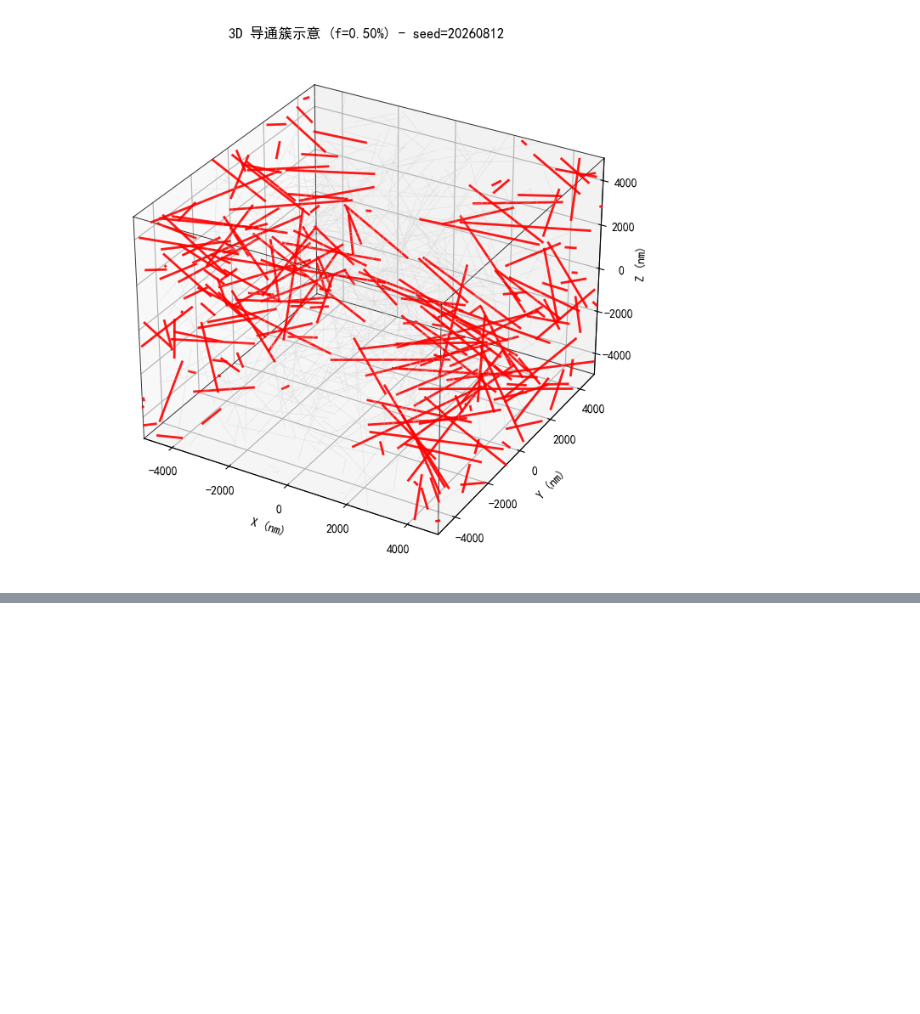
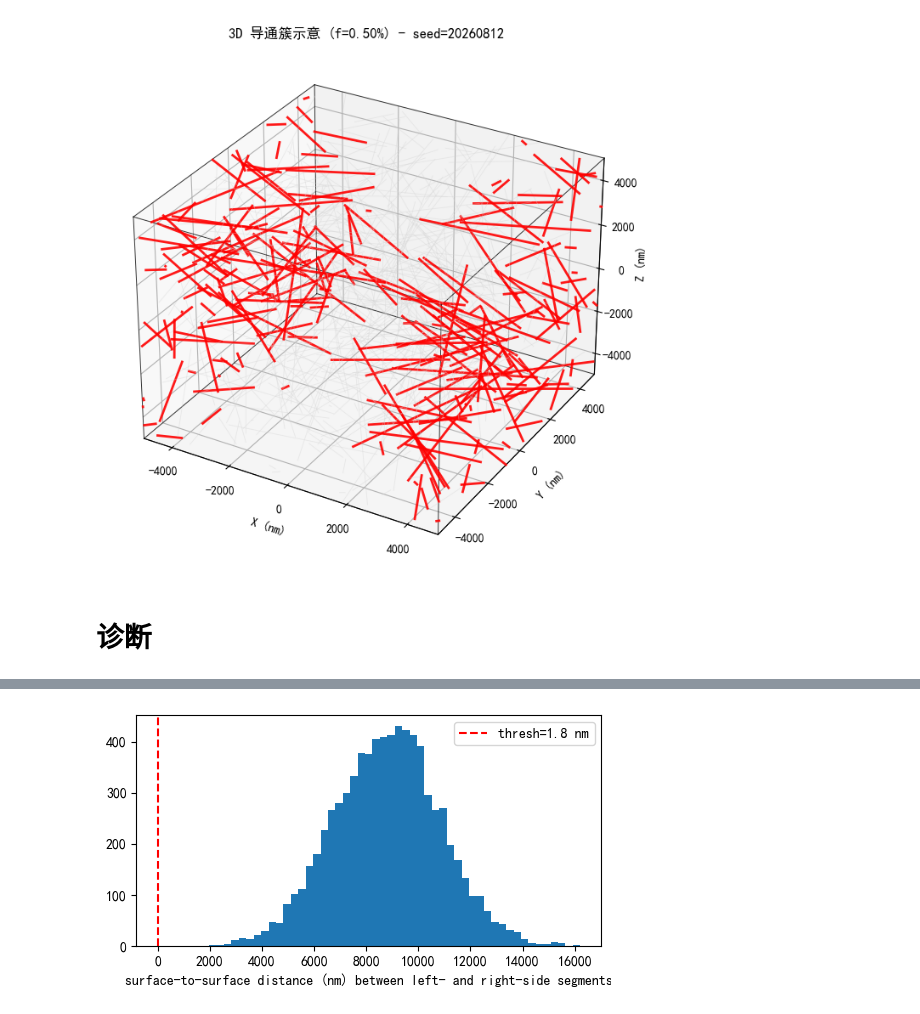
Before and after one commit to xiaoDu666-cell/2026_HuaShuCup_Problem_A, a Jupyter notebook: notebooks/02_蒙特卡洛模拟_单介质.ipynb, the cells around one changed output, grey strips where cells are left out. Drawn from its saved outputs; the diff is of its cells as text; code cells hidden in the pictures; blank space fills up the shorter version.

```diff
--- a/notebooks/02_蒙特卡洛模拟_单介质.ipynb
+++ b/notebooks/02_蒙特卡洛模拟_单介质.ipynb
@@ -889,3 +874,80 @@ ax.set_zlim(mid_z - max_range, mid_z + max_range)
 plt.show()
 # %% [output]
 [figure]
+# %% [markdown]
+# **诊断**
+# %%
+# Cell A: 计算左右片段之间最小表面间距（诊断）
+import numpy as np
+from src.truncation import split_cylinder_by_box
+from src.geometry import Cylinder, cylinder_surface_distance, segment_plane_distance_to_x_plane
+from src.connectivity import build_connectivity
+from numpy.random import default_rng
+
+# 参数（和你 MC 脚本保持一致）
+L = 10000.0
+r = 30.0
+h = 5000.0
+thresh = 1.8
+seed_base = 20260812
+f_test = 0.005  # 0.5% 你之前用的测试点
+
+# 生成单个试验配置（与 run_monte_carlo 的 seed 规则一致）
+def compute_N_from_f(f, Lbox, rad, length):
+    V_box = Lbox**3
+    V_cyl = np.pi * (rad**2) * length
+    return max(0, int(round((f * V_box) / V_cyl)))
+
+N = compute_N_from_f(f_test, L, r, h)
+seed = int(seed_base + 0 + int(abs(f_test) * 1e9) % 1000000)
+rng = default_rng(seed)
+centers = rng.uniform(-L/2, L/2, size=(N, 3))
+dirs = rng.normal(size=(N, 3))
+dirs /= np.linalg.norm(dirs, axis=1, keepdims=True)
+half = h/2.0
+cyls = [Cylinder(centers[i]-dirs[i]*half, centers[i]+dirs[i]*half, r, id=i) for i in range(N)]
+
+segments = []
+for c in cyls:
+    segments.extend(split_cylinder_by_box(c, L))
+
+# 找出接触左右电极的 segment 索引及其原 id
+left_idxs = []
+right_idxs = []
+for i, s in enumerate(segments):
+    d_left = segment_plane_distance_to_x_plane(s.p0, s.p1, -L/2.0)
+    surf_left = max(0.0, d_left - s.r)
+    if surf_left <= thresh + 1e-9:
+        left_idxs.append(i)
+    d_right = segment_plane_distance_to_x_plane(s.p0, s.p1, L/2.0)
+    surf_right = max(0.0, d_right - s.r)
+    if surf_right <= thresh + 1e-9:
+        right_idxs.append(i)
+
+print(f"N= {N}, segments= {len(segments)}, left_idxs={len(left_idxs)}, right_idxs={len(right_idxs)}, both={len(set([segments[i].id for i in left_idxs]) & set([segments[i].id for i in right_idxs]))}")
+
+# 若没有左或右直接接触就跳过
+if len(left_idxs) == 0 or len(right_idxs) == 0:
+    print("没有左右两侧接触的片段（至少一侧为空），因此不可能连通。")
+else:
+    # 计算左右索引之间的最小 surface-to-surface 距离及若干百分位
+    dists = []
+    for i in left_idxs:
+        for j in right_idxs:
+            d = cylinder_surface_distance(segments[i], segments[j])
+            dists.append(d)
+    dists = np.array(dists)
+    print("min distance (left-right):", dists.min())
+    print("median distance:", np.median(dists))
+    print("mean distance:", np.mean(dists))
+    for p in [0.01, 0.05, 0.1, 0.25, 0.5]:
+        print(f"{int(p*100)}th percentile:", np.percentile(dists, p*100))
+    # 显示直方图（方便观察分布）
+    import matplotlib.pyplot as plt
+    plt.figure(figsize=(6,3))
+    plt.hist(dists, bins=50)
+    plt.xlabel("surface-to-surface distance (nm) between left- and right-side segments")
+    plt.axvline(thresh, color='r', linestyle='--', label=f"thresh={thresh} nm")
+    plt.legend()
+    plt.show()
+# %% [output]
@@ -891,0 +963 @@ plt.show()
+[figure, added]
```
Also changed, not shown: parts of 6 cells of this notebook, 4 other files.
